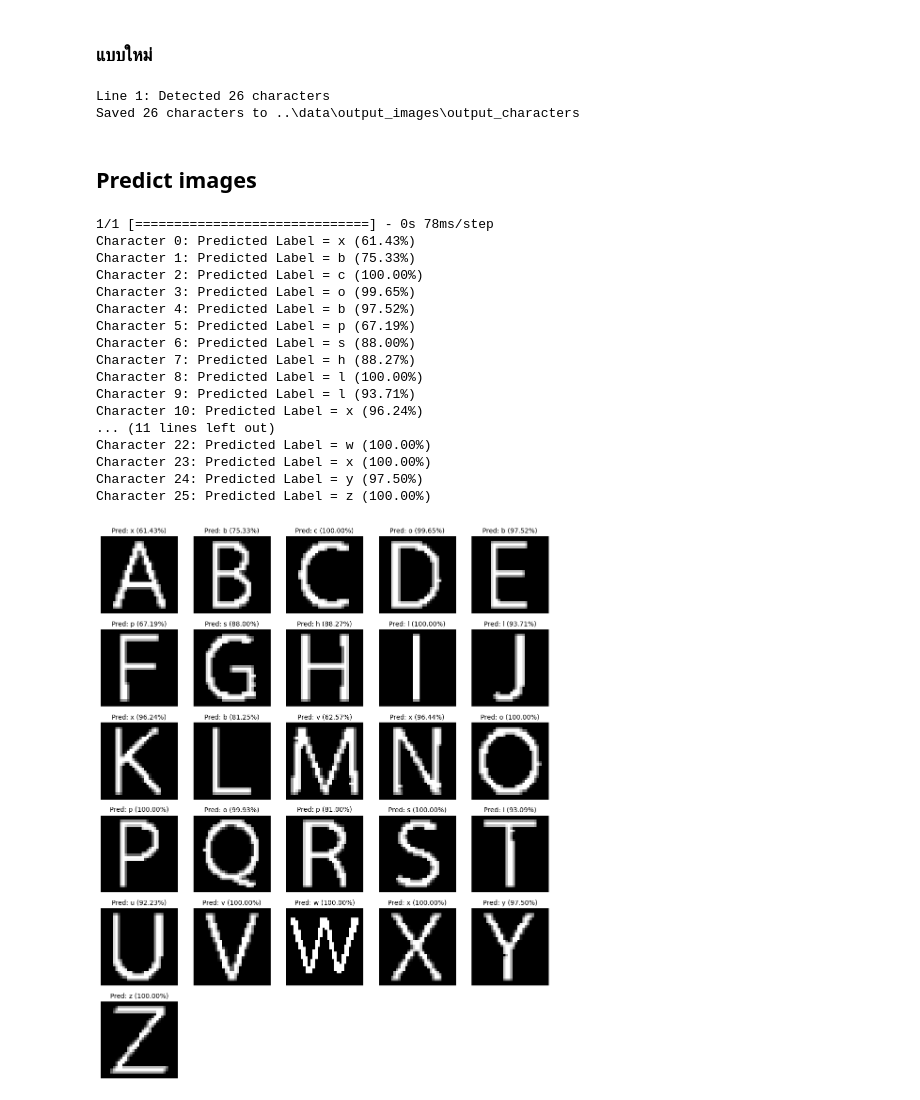
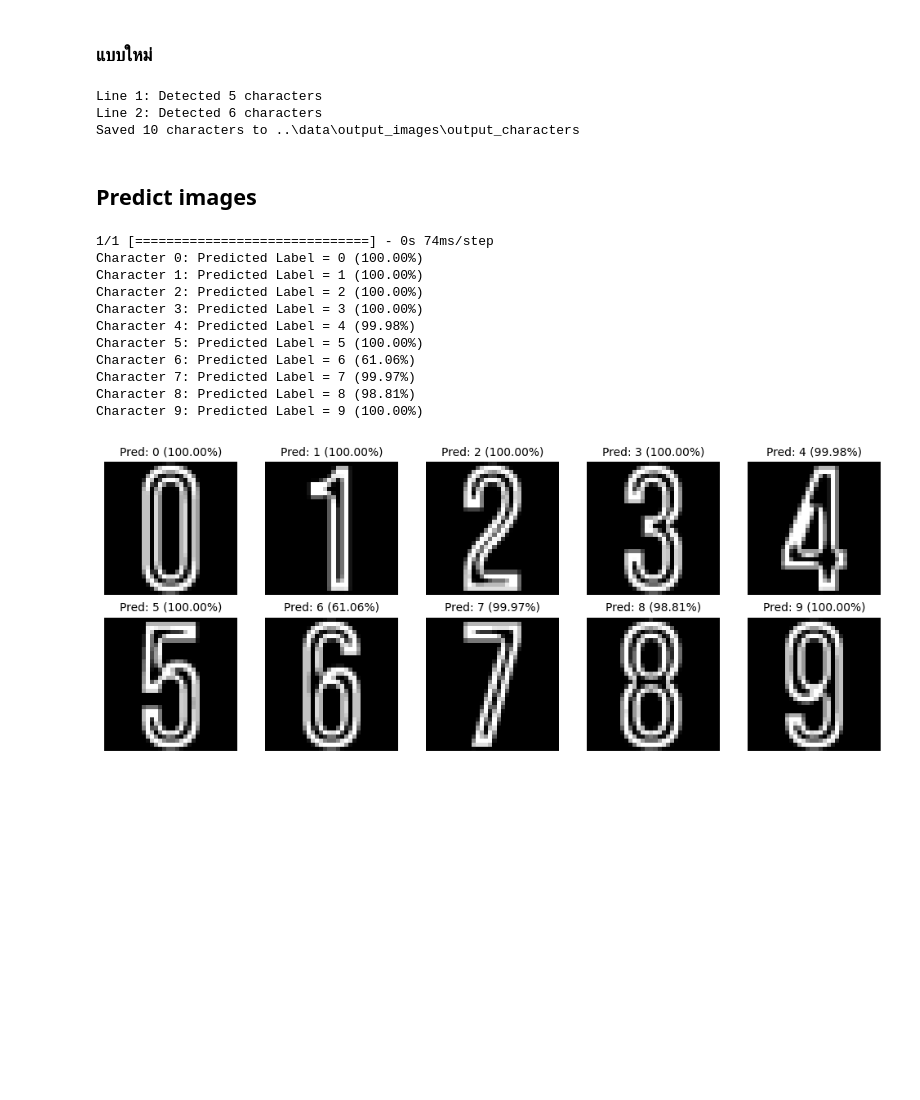
Before and after one commit to kunimpan/ocr-engine-python, a Jupyter notebook: scripts/line_detection_V2.ipynb, the cells around one changed output. Drawn from its saved outputs; the diff is of its cells as text; code cells hidden in the pictures; blank space fills up the shorter version.

```diff
--- a/scripts/line_detection_V2.ipynb
+++ b/scripts/line_detection_V2.ipynb
@@ -16,8 +16,9 @@ output_folder.mkdir(exist_ok=True)
 
 # โหลดภาพ
 #image = cv2.imread("../data/test_images/line_detection/test_a_to_z_3.jpg")
-image = cv2.imread("../data/test_images/line_detection/testAtoZ_1.jpg")
-#image = cv2.imread("../data/test_images/line_detection/test_a_to_z_1.jpg")
+#image = cv2.imread("../data/test_images/line_detection/testAtoZ_1.jpg")
+#image = cv2.imread("../data/test_images/line_detection/0to9_2.jpg")
+image = cv2.imread("../data/test_images/transcript/aun_20240817_0001.jpg")
 if image is None:
     raise FileNotFoundError("ไม่พบไฟล์ภาพ กรุณาตรวจสอบเส้นทางของไฟล์")
 
@@ -37,8 +38,8 @@ binary_image = cv2.adaptiveThreshold(
 # คำนวณ Histogram Projection
 horizontal_projection = np.sum(binary_image, axis=1)  # รวมพิกเซลในแนวนอน
 
-# หาตำแหน่งที่มีข้อความ
-line_indices = np.where(horizontal_projection > 0)[0]
+threshold_value = 2000  # เพิ่มค่าให้เหมาะกับความหนาของตัวอักษร
+line_indices = np.where(horizontal_projection > threshold_value)[0]
 
 # แยกช่วงตำแหน่งแต่ละบรรทัด
 lines = []
@@ -58,7 +59,7 @@ print("Lines detected:", lines)
 
 # แยกบรรทัดและเพิ่ม Padding
 line_images = []
-padding = 5  # ระบุ Padding
+padding = 10  # ระบุ Padding
 
 for start, end in lines:
     padded_start = max(0, start - padding)
@@ -69,6 +70,10 @@ for start, end in lines:
 for idx, line_img in enumerate(line_images):
     file_path = output_folder / f"line_{idx + 1}.png"
     cv2.imwrite(str(file_path), line_img)
+    plt.figure()
+    plt.imshow(line_img, cmap="gray")
+    plt.title(f"Line {idx + 1}")
+    plt.show()
 print(f"Saved lines to {output_folder}")
 
 '''
@@ -132,7 +147,7 @@ for idx, line_img in enumerate(line_images):
         h = min(line_img.shape[0] - y, h + 2 * padding_y)
 
         # กำหนดเงื่อนไขเพื่อกรอง Noise หรือกล่องเล็กเกินไป
-        if 2 < w < 100 and 5 < h < 100:  # ปรับค่าขนาดขั้นต่ำและสูงสุดตามต้องการ
+        if 2 < w < 200 and 5 < h < 200:  # ปรับค่าขนาดขั้นต่ำและสูงสุดตามต้องการ
             # ตัดภาพตัวอักษร
             char_img = line_img[y:y+h, x:x+w]
             char_images.append(char_img)
@@ -153,8 +168,9 @@ for idx, line_img in enumerate(line_images):
 # รายงานผลลัพธ์
 print(f"Saved {len(char_images)} characters to {output_folder}")
 # %% [output]
-Line 1: Detected 26 characters
-Saved 26 characters to ..\data\output_images\output_characters
+Line 1: Detected 5 characters
+Line 2: Detected 6 characters
+Saved 10 characters to ..\data\output_images\output_characters
 # %% [markdown]
 ## Predict images
 # %%
@@ -165,8 +181,9 @@ from PIL import Image, ImageOps
 import math
 import matplotlib.pyplot as plt
 
-letter_class = [chr(i) for i in range(ord('a'), ord('z') + 1)]
+#letter_class = [chr(i) for i in range(ord('a'), ord('z') + 1)]
 #letter_class = [chr(i) for i in range(ord('A'), ord('Z') + 1)]
+letter_class = [chr(i) for i in range(ord('0'), ord('9') + 1)]
 
 def resize_with_aspect_ratio_cv2(image, desired_size):
     """
@@ -192,9 +209,9 @@ def resize_with_aspect_ratio_cv2(image, desired_size):
     return padded_image
 
 # โหลดโมเดลที่ฝึกไว้
-#model_path = "../models/arabic_numerals_model.h5"
+model_path = "../models/arabic_numerals_model.h5"
 #model_path = "../models/eng_uppercase_model.h5"
-model_path = "../models/eng_lowercase_model.h5"
+#model_path = "../models/eng_lowercase_model.h5"
 model = load_model(model_path)
 
 # กำหนดขนาด Input ของโมเดล
@@ -225,48 +242,42 @@ predictions = model.predict(processed_images)
 
 
 # แปลงค่าความน่าจะเป็นเป็นคลาสที่คาดการณ์ได้ และ Confidence Score
 predicted_classes = np.argmax(predictions, axis=1)
 confidence_scores = np.max(predictions, axis=1)  # ดึงค่าสูงสุดจากแต่ละแถว (ความมั่นใจของคลาสที่ทำนาย)
 
 # แสดงผลลัพธ์พร้อมภาพ
 num_images = len(processed_images)
 columns = 5  # จำนวนคอลัมน์ที่ต้องการ
 rows = math.ceil(num_images / columns)  # คำนวณจำนวนแถวตามจำนวนภาพ
 
 #plt.figure(figsize=(5, rows * 1))  # ปรับขนาดของกราฟให้รองรับจำนวนแถว
 plt.figure(figsize=(columns * 2, rows * 2))  # ขนาดของกราฟสัมพันธ์กับจำนวนแถวและคอลัมน์
 for idx, (padded_img, pred_label, confidence) in enumerate(zip(processed_images, predicted_classes, confidence_scores)):
     plt.subplot(rows, columns, idx + 1)  # ปรับ subplot ตามจำนวนแถวและคอลัมน์
 
     # แปลงภาพกลับเป็น 2D สำหรับการแสดงผล (ในกรณีที่เป็น (height, width, 1))
     if padded_img.shape[-1] == 1:
         padded_img = padded_img.squeeze()
 
     plt.imshow(padded_img, cmap='gray')  # แสดงภาพ Grayscale
     #plt.title(f"Pred: {pred_label + 1}", fontsize=10)  # แสดง Label ที่ทำนาย
     plt.title(f"Pred: {letter_class[pred_label]} ({confidence:.2%})", fontsize=10)  # แสดง Label และ % Confidence
     plt.axis('off')  # ปิดแกน
 
     print(f"Character {idx}: Predicted Label = {letter_class[pred_label]} ({confidence:.2%})")
 
 plt.tight_layout()  # จัด Layout ให้ชิดกัน
 plt.show()
 # %% [output]
-1/1 [==============================] - 0s 78ms/step
-Character 0: Predicted Label = x (61.43%)
-Character 1: Predicted Label = b (75.33%)
-Character 2: Predicted Label = c (100.00%)
-Character 3: Predicted Label = o (99.65%)
-Character 4: Predicted Label = b (97.52%)
-Character 5: Predicted Label = p (67.19%)
-Character 6: Predicted Label = s (88.00%)
-Character 7: Predicted Label = h (88.27%)
-Character 8: Predicted Label = l (100.00%)
-Character 9: Predicted Label = l (93.71%)
-Character 10: Predicted Label = x (96.24%)
-... (11 lines left out)
-Character 22: Predicted Label = w (100.00%)
-Character 23: Predicted Label = x (100.00%)
-Character 24: Predicted Label = y (97.50%)
-Character 25: Predicted Label = z (100.00%)
+1/1 [==============================] - 0s 74ms/step
+Character 0: Predicted Label = 0 (100.00%)
+Character 1: Predicted Label = 1 (100.00%)
+Character 2: Predicted Label = 2 (100.00%)
+Character 3: Predicted Label = 3 (100.00%)
+Character 4: Predicted Label = 4 (99.98%)
+Character 5: Predicted Label = 5 (100.00%)
+Character 6: Predicted Label = 6 (61.06%)
+Character 7: Predicted Label = 7 (99.97%)
+Character 8: Predicted Label = 8 (98.81%)
+Character 9: Predicted Label = 9 (100.00%)
-[figure, old version]
+[figure, new version]
```
Also changed, not shown: parts of 2 cells of this notebook, 9 other files.
